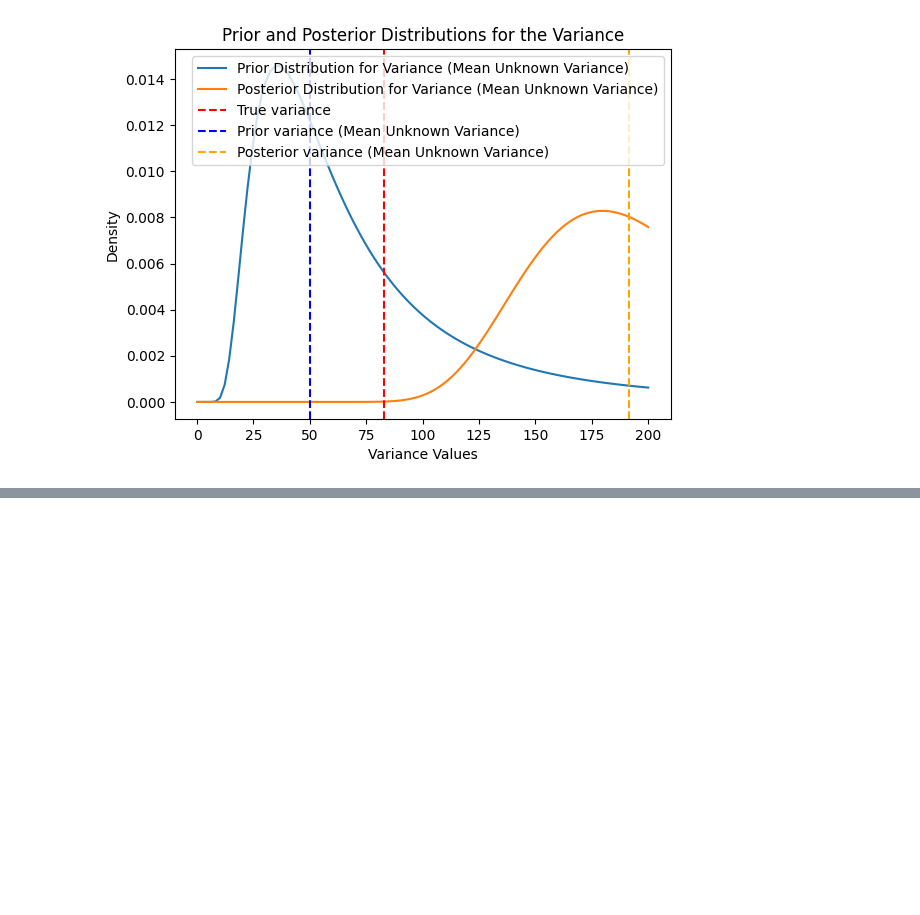
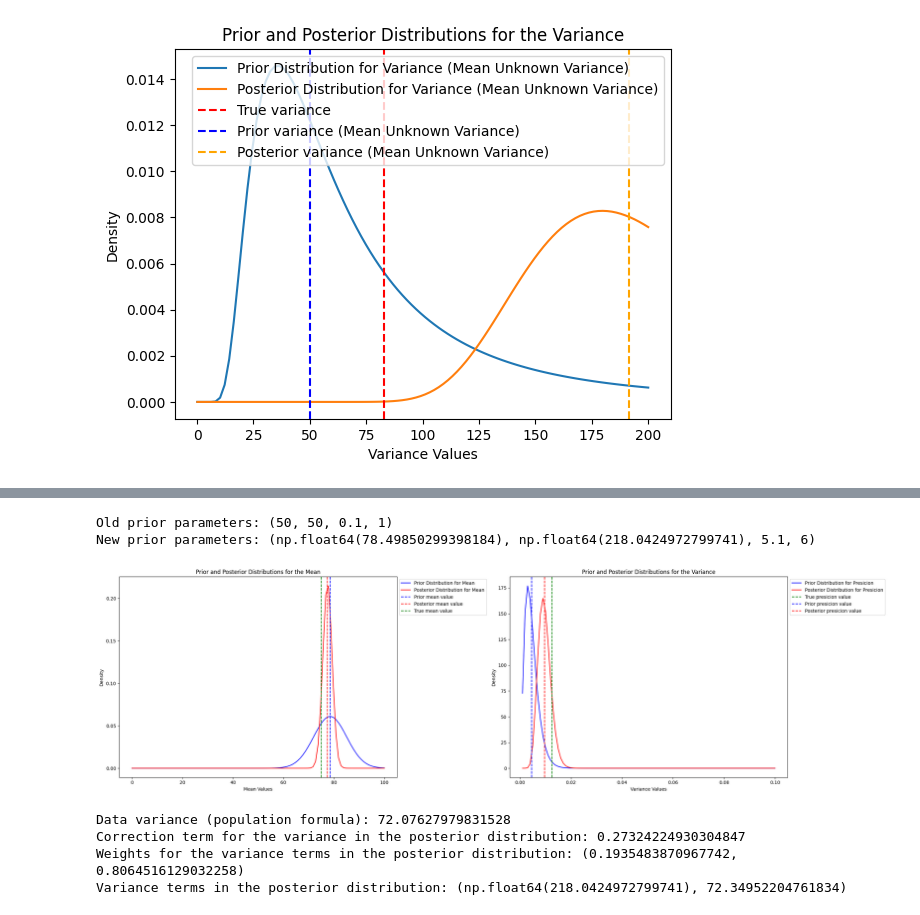
Before and after one commit to tzar-or/bayesian-stats-with-julia-and-python, a Jupyter notebook: normal-distribution/python.ipynb, the cells around one changed output, grey strips where cells are left out. Cells and saved outputs as stored; diff of their text form; code cells hidden in the pictures; blank space fills up the shorter version.

```diff
--- a/normal-distribution/python.ipynb
+++ b/normal-distribution/python.ipynb
@@ -124,0 +284,39 @@ if variance_known == 0:
+# %%
+# We print the old and new prior parameters
+print(f"Old prior parameters: {prior_parameters}")
+print (f"New prior parameters: {posterior_parameters}")
+# we use the posterior parameters as prior parameter now
+prior_parameters = posterior_parameters
+# %% [output]
+Old prior parameters: (50, 50, 0.1, 1)
+New prior parameters: (np.float64(78.49850299398184), np.float64(218.0424972799741), 5.1, 6)
+# %%
+# We compute the posterior parameters, now taking 25 samples instead of 5
+posterior_parameters = posterior_normal(prior_parameters, n=25, real_values=(random_mean, random_variance))
+# We graph the prior and posterior distributions for the mean and variance
+graph_distributions(prior_parameters, posterior_parameters, real_values=(random_mean, random_variance))
+# %% [output]
+[figure, added]
+# %%
+# We compare the data variance (populations formula) with the correction term for the variance in the posterior distribution
+data_variance = np.var(samples, ddof=0)  # Population variance
+# We set the omega and mu_prior values for the correction term
+omega = prior_parameters[2]
+mu_prior = prior_parameters[0]
+n = len(samples)
+correction_term = (omega/(omega+n))*(np.mean(samples)-mu_prior)**2
+# we print the data variance and the correction term
+print(f"Data variance (population formula): {data_variance}")
+print(f"Correction term for the variance in the posterior distribution: {correction_term}")
+
+#Then we obtain the weighted terms for the variance in the posterior distribution, and the weights
+k = prior_parameters[3]
+weights = (k/(k+n), n/(k+n))
+weighted_variance_terms = (prior_parameters[1],  float(data_variance + correction_term))
+print(f"Weights for the variance terms in the posterior distribution: {weights}")
+print(f"Variance terms in the posterior distribution: {weighted_variance_terms}")
+# %% [output]
+Data variance (population formula): 72.07627979831528
+Correction term for the variance in the posterior distribution: 0.27324224930304847
+Weights for the variance terms in the posterior distribution: (0.1935483870967742, 0.8064516129032258)
+Variance terms in the posterior distribution: (np.float64(218.0424972799741), 72.34952204761834)
```
Also changed, not shown: parts of 14 cells of this notebook.
